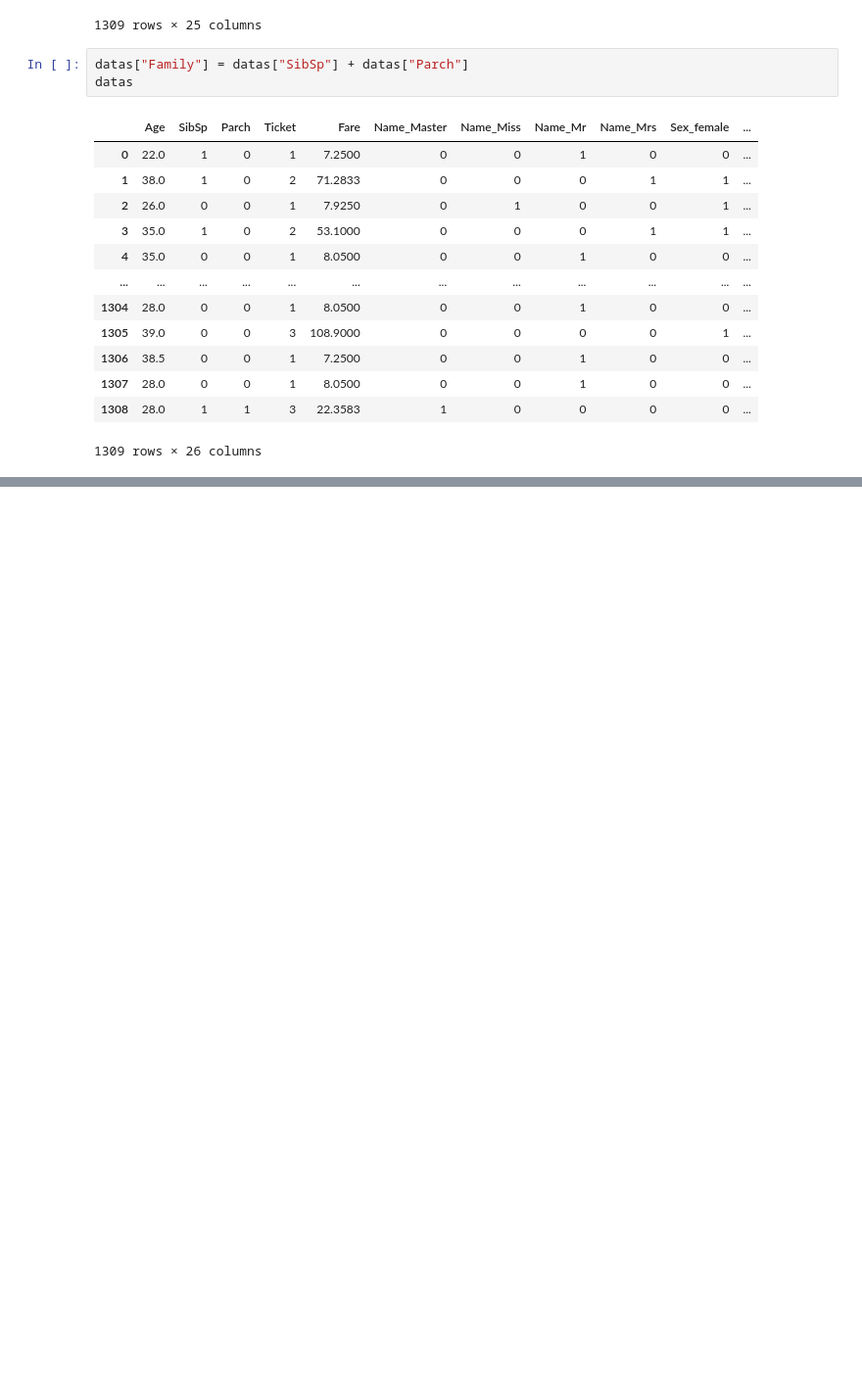
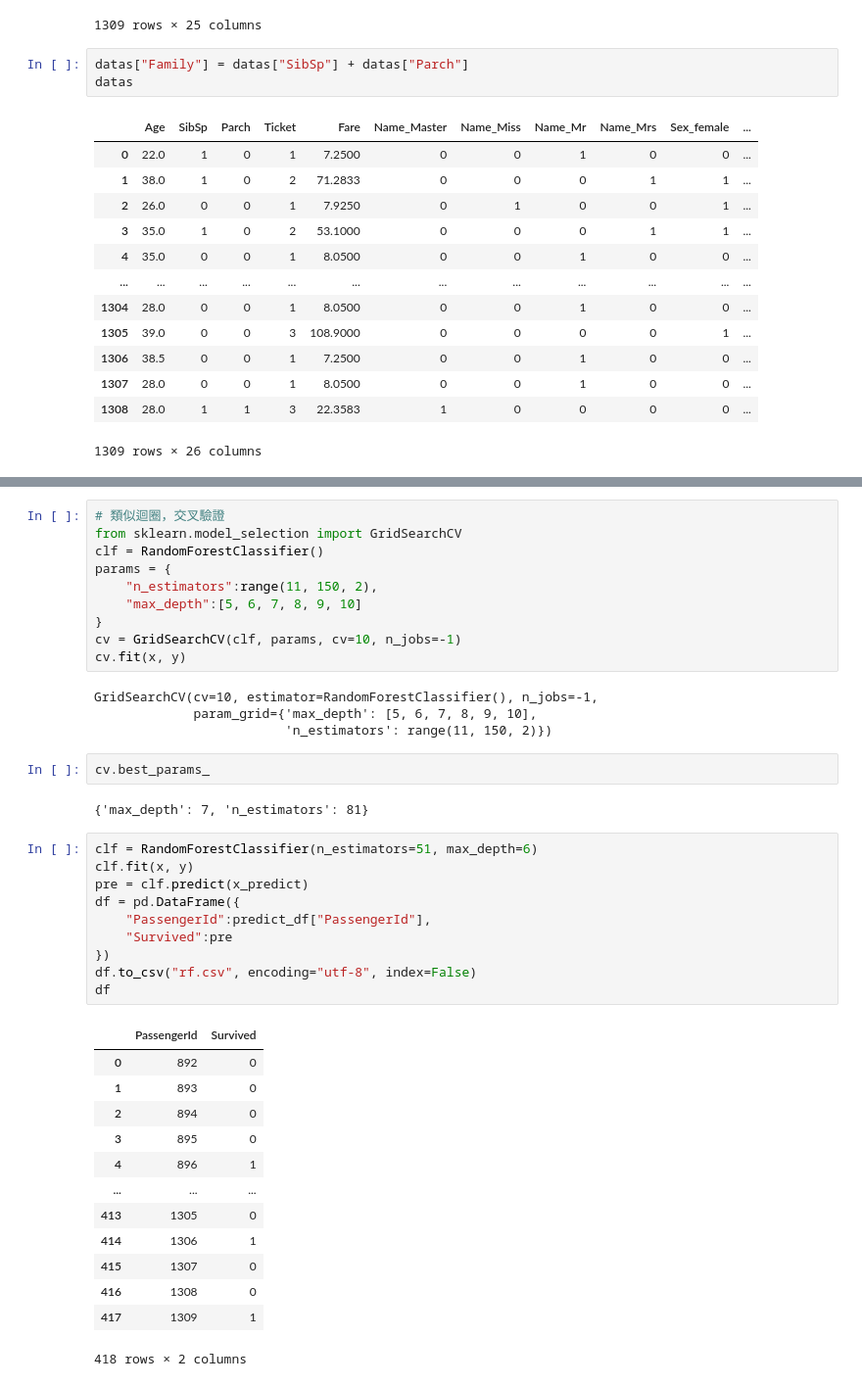
Before and after one commit to satanjj10/ML, a Jupyter notebook: titanic.ipynb, the cells around one changed output, grey strips where cells are left out. Shown: that part at 98% size. Drawn from its saved outputs; the diff is of its cells as text; blank space fills up the shorter version.

```diff
--- a/titanic.ipynb
+++ b/titanic.ipynb
@@ -269,0 +332,42 @@ df[["b", "a"]]
+# %%
+# 類似迴圈，交叉驗證
+from sklearn.model_selection import GridSearchCV
+clf = RandomForestClassifier()
+params = {
+    "n_estimators":range(11, 150, 2),
+    "max_depth":[5, 6, 7, 8, 9, 10]
+}
+cv = GridSearchCV(clf, params, cv=10, n_jobs=-1)
+cv.fit(x, y)
+# %% [output]
+GridSearchCV(cv=10, estimator=RandomForestClassifier(), n_jobs=-1,
+             param_grid={'max_depth': [5, 6, 7, 8, 9, 10],
+                         'n_estimators': range(11, 150, 2)})
+# %%
+cv.best_params_
+# %% [output]
+{'max_depth': 7, 'n_estimators': 81}
+# %%
+clf = RandomForestClassifier(n_estimators=51, max_depth=6)
+clf.fit(x, y)
+pre = clf.predict(x_predict)
+df = pd.DataFrame({
+    "PassengerId":predict_df["PassengerId"],
+    "Survived":pre
+})
+df.to_csv("rf.csv", encoding="utf-8", index=False)
+df
+# %% [output]
+|  | PassengerId | Survived |
+| 0 | 892 | 0 |
+| 1 | 893 | 0 |
+| 2 | 894 | 0 |
+| 3 | 895 | 0 |
+| 4 | 896 | 1 |
+| ... | ... | ... |
+| 413 | 1305 | 0 |
+| 414 | 1306 | 1 |
+| 415 | 1307 | 0 |
+| 416 | 1308 | 0 |
+| 417 | 1309 | 1 |
+418 rows × 2 columns
```
Also changed, not shown: parts of 10 cells of this notebook.
